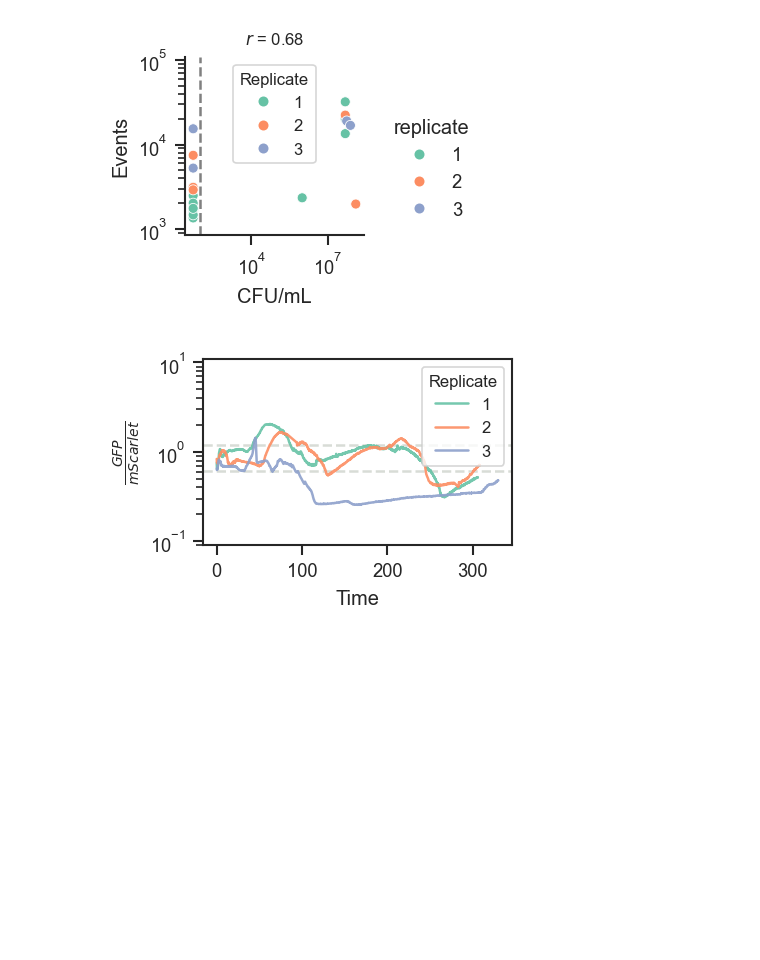
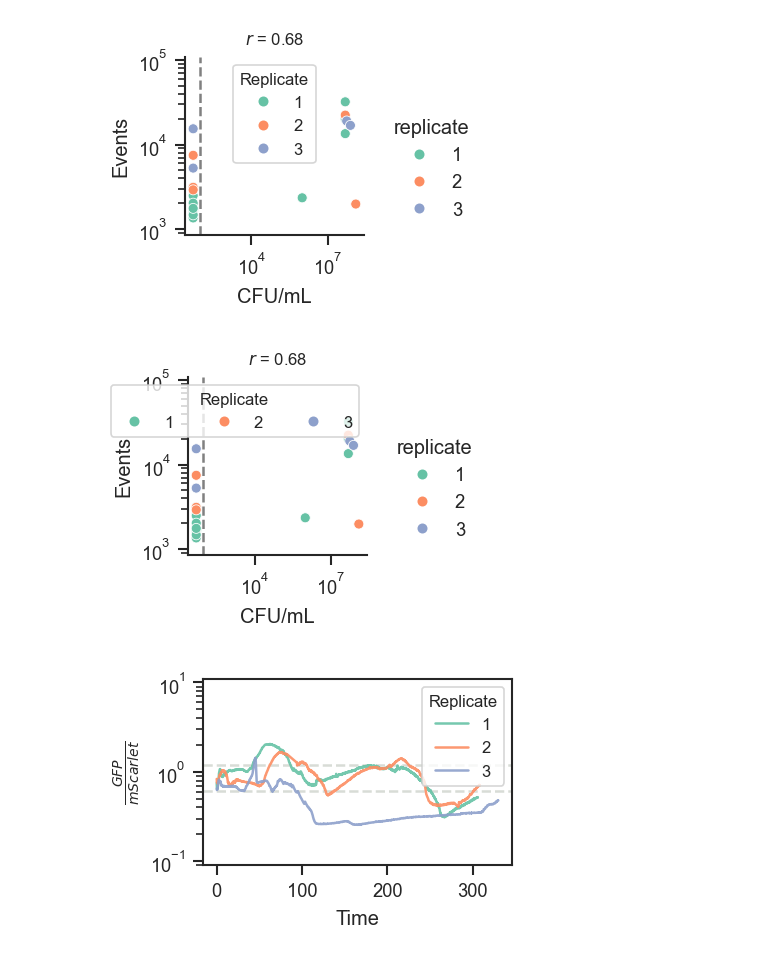
Before and after one commit to microbial-pangenomes-lab/2026_tricomm, a Jupyter notebook: notebooks/kan_tracking.ipynb, the cells around one changed output. Cells and saved outputs as stored; diff of their text form; code cells hidden in the pictures; blank space fills up the shorter version.

```diff
--- a/notebooks/kan_tracking.ipynb
+++ b/notebooks/kan_tracking.ipynb
@@ -626,6 +626,50 @@ plt.savefig('kan_counting_flow_blank_for_legend.svg',
             transparent=True);
 # %% [output]
 [figure]
+# %%
+rp = sns.relplot(data=o[o['strain'] == 'LM'],
+                 x='CFU/mL',
+                 y='events',
+                 hue='replicate',
+                 hue_order=hue_order,
+                 palette='Set2',
+                 height=2, aspect=1,
+                 # legend=False
+                )
+
+rp.set(
+    yscale='log',
+    xscale='log',
+    ylabel='Events',
+    ylim=(8.5E2, 1.1E5)
+)
+
+rp.map(plt.axvline, x=90, color='grey', linestyle='--')
+
+plt.legend(loc='best',
+           facecolor='white',
+           fontsize=8,
+           title='Replicate',
+           title_fontsize=8,
+           ncols=3
+          )
+
+plt.title(f"$r$ = {o[o['strain'] == 'LM'][['log_CFU/mL', 'log10(events)']].corr().iloc[0, 1]:.2f}",
+          fontsize=8)
+
+# sns.despine(top=False,
+#             right=False)
+
+plt.savefig('kan_counting_flow_blank_for_legend_2.png',
+            dpi=300,
+            bbox_inches='tight',
+            transparent=True
+           )
+plt.savefig('kan_counting_flow_blank_for_legend_2.svg',
+            dpi=300, bbox_inches='tight',
+            transparent=True);
+# %% [output]
+[figure, added]
 # %%
 cp = sns.relplot(data=m,
                  x='time',
```
